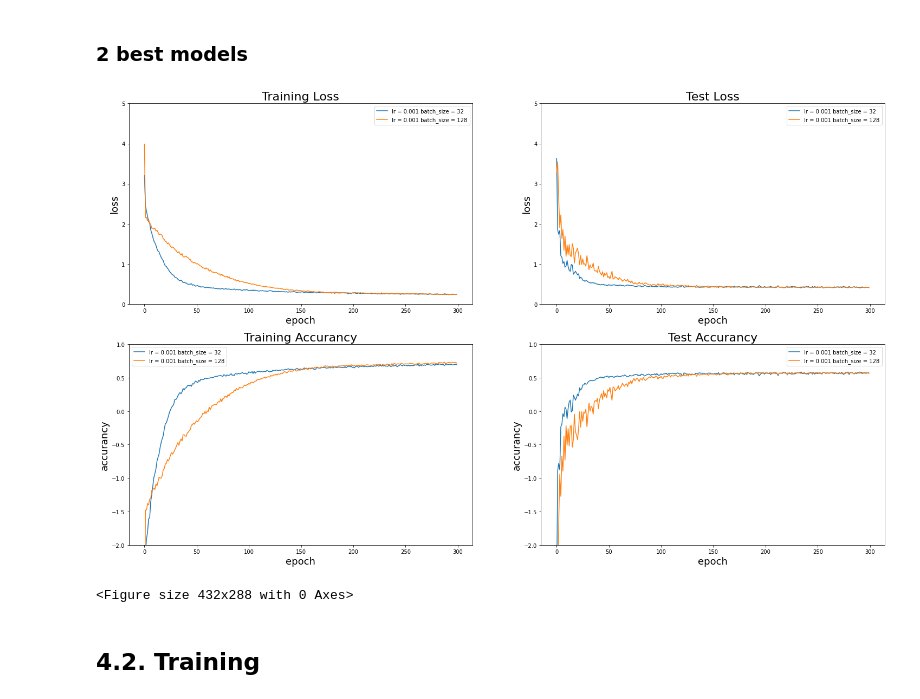
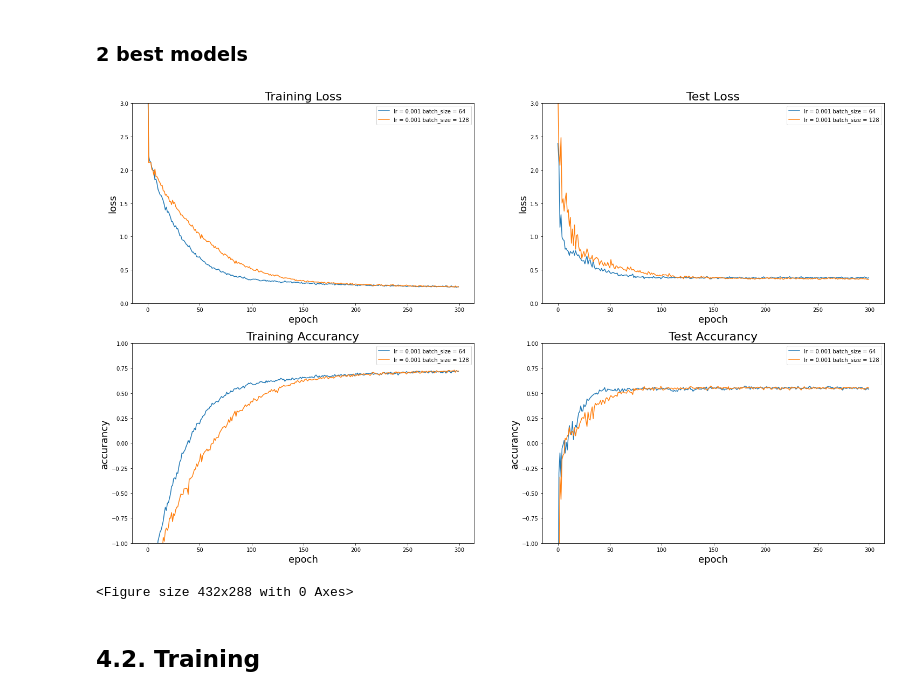
Before and after one commit to JamEwe/ADMET-PrInt, a Jupyter notebook: experiments/cardiotoxicity/maccs_FCNN.ipynb, the cells around one changed output. Saved outputs shown, nothing was run; the diff lists cells and outputs as text; code cells hidden in the pictures.

```diff
--- a/experiments/cardiotoxicity/maccs_FCNN.ipynb
+++ b/experiments/cardiotoxicity/maccs_FCNN.ipynb
@@ -227,31 +239,31 @@ def plot_all(ax, data_list):
 
 figure, ((ax1, ax2), (ax3, ax4)) = plt.subplots(2, 2,figsize=(25,15))
 plt.figure(figsize=(25,15))
-ax1.set_title("Training Loss", fontsize=22)
+ax1.set_title("Train Loss", fontsize=22)
 plot_all(ax1, train_losses_all)
 ax1.set_xlabel("epoch", fontsize=18)
 ax1.set_ylabel("Loss", fontsize=18)
 ax1.legend()
-ax1.set_ylim([0, 10])
+ax1.set_ylim([0, 4])
 
 ax2.set_title("Test Loss", fontsize=22)
 plot_all(ax2, test_losses_all)
 ax2.set_xlabel("epoch", fontsize=18)
 ax2.set_ylabel("Loss", fontsize=18)
 ax2.legend()
-ax2.set_ylim([0, 10])
+ax2.set_ylim([0, 4])
 
-ax3.set_title("Training Accurancy", fontsize=22)
+ax3.set_title("Train R-squared", fontsize=22)
 plot_all(ax3, train_accs_all)
 ax3.set_xlabel("epoch", fontsize=18)
-ax3.set_ylabel("accurancy", fontsize=18)
+ax3.set_ylabel("r-squared", fontsize=18)
 ax3.legend()
 ax3.set_ylim([-2,1])
 
-ax4.set_title("Test Accurancy", fontsize=22)
+ax4.set_title("Test R-squared", fontsize=22)
 plot_all(ax4, test_accs_all)
 ax4.set_xlabel("epoch", fontsize=18)
-ax4.set_ylabel("accurancy", fontsize=18)
+ax4.set_ylabel("r-squared", fontsize=18)
 ax4.legend()
 ax4.set_ylim([-2,1])
 
@@ -264,40 +312,40 @@ plt.show()
 # %%
 figure, ((ax1, ax2), (ax3, ax4)) = plt.subplots(2, 2,figsize=(25,15))
 plt.figure()
 ax1.set_title("Training Loss", fontsize=22)
-ax1.plot(train_losses_all[0],label="lr = 0.001 batch_size = 32")
+ax1.plot(train_losses_all[1],label="lr = 0.001 batch_size = 64")
 ax1.plot(train_losses_all[2],label="lr = 0.001 batch_size = 128")
 ax1.set_xlabel("epoch", fontsize=18)
 ax1.set_ylabel("loss", fontsize=18)
 ax1.legend()
-ax1.set_ylim([0, 5])
+ax1.set_ylim([0, 3])
 
 ax2.set_title("Test Loss", fontsize=22)
-ax2.plot(test_losses_all[0],label="lr = 0.001 batch_size = 32")
+ax2.plot(test_losses_all[1],label="lr = 0.001 batch_size = 64")
 ax2.plot(test_losses_all[2],label="lr = 0.001 batch_size = 128")
 ax2.set_xlabel("epoch", fontsize=18)
 ax2.set_ylabel("loss", fontsize=18)
 ax2.legend()
-ax2.set_ylim([0, 5])
+ax2.set_ylim([0, 3])
 
 ax3.set_title("Training Accurancy", fontsize=22)
-ax3.plot(train_accs_all[0],label="lr = 0.001 batch_size = 32")
+ax3.plot(train_accs_all[1],label="lr = 0.001 batch_size = 64")
 ax3.plot(train_accs_all[2],label="lr = 0.001 batch_size = 128")
 ax3.set_xlabel("epoch", fontsize=18)
 ax3.set_ylabel("accurancy", fontsize=18)
 ax3.legend()
-ax3.set_ylim([-2,1])
+ax3.set_ylim([-1,1])
 
 ax4.set_title("Test Accurancy", fontsize=22)
-ax4.plot(test_accs_all[0],label="lr = 0.001 batch_size = 32")
-ax4.plot(test_accs_all[2],label="lr = 0.001 batch_size = 128")
+ax4.plot(test_accs_all[0],label="lr = 0.001 batch_size = 64")
+ax4.plot(test_accs_all[1],label="lr = 0.001 batch_size = 128")
 ax4.set_xlabel("epoch", fontsize=18)
 ax4.set_ylabel("accurancy", fontsize=18)
 ax4.legend()
-ax4.set_ylim([-2,1])
+ax4.set_ylim([-1,1])
 plt.show()
 # %% [output]
-[figure, old version]
+[figure, new version]
 <Figure size 432x288 with 0 Axes>
 # %% [markdown]
 ## 4.2. Training
```
Also changed, not shown: parts of 10 cells of this notebook, 31 other files.
